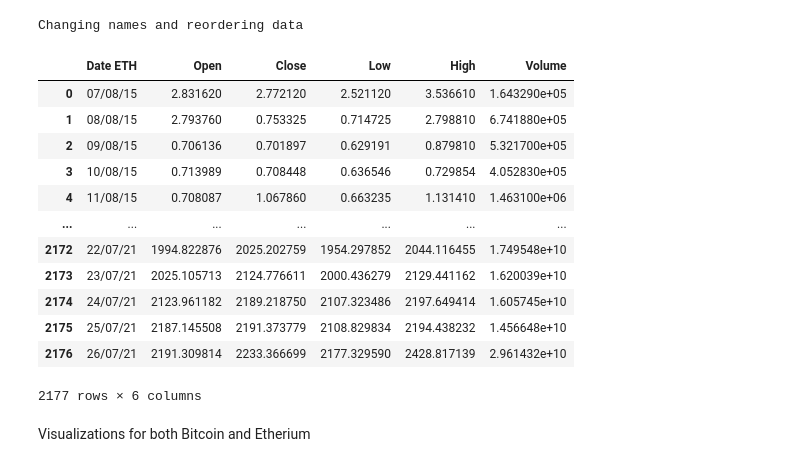
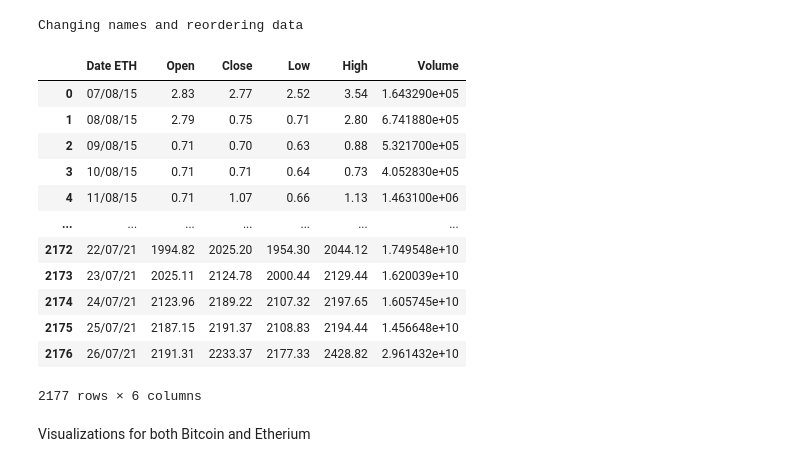
Before and after one commit to data301-2021-winter1/project-group08-project, a Jupyter notebook: notebooks/Colinmillette.ipynb, the cells around one changed output. Saved outputs shown, nothing was run; the diff lists cells and outputs as text; code cells hidden in the pictures.

```diff
--- a/notebooks/Colinmillette.ipynb
+++ b/notebooks/Colinmillette.ipynb
@@ -21,28 +37,30 @@ bc
 # %%
 import pandas as pd
 import seaborn as sns
+import numpy as np
 eth = pd.read_csv('C:/Users/mille/school/year3/Data301/project-group08-project/data/processed/etherium cleaned.csv');
 print('\033[1m'+'Changing names and reordering data'+'\033[0m')
 eth.rename(columns={'Date':'Date ETH'}, inplace=True)
 eth = eth.dropna(axis=0)
 eth = eth.reindex(columns=['Date ETH','Open','Close','Low','High','Volume'])
 eth = eth.iloc[::-1]
 eth = eth.reset_index(drop=True)
-eth
+eth_rounded = np.round(eth, decimals = 2)
+eth_rounded
 # %% [output]
 Changing names and reordering data
 |  | Date ETH | Open | Close | Low | High | Volume |
-| 0 | 07/08/15 | 2.831620 | 2.772120 | 2.521120 | 3.536610 | 1.643290e+05 |
-| 1 | 08/08/15 | 2.793760 | 0.753325 | 0.714725 | 2.798810 | 6.741880e+05 |
-| 2 | 09/08/15 | 0.706136 | 0.701897 | 0.629191 | 0.879810 | 5.321700e+05 |
-| 3 | 10/08/15 | 0.713989 | 0.708448 | 0.636546 | 0.729854 | 4.052830e+05 |
-| 4 | 11/08/15 | 0.708087 | 1.067860 | 0.663235 | 1.131410 | 1.463100e+06 |
+| 0 | 07/08/15 | 2.83 | 2.77 | 2.52 | 3.54 | 1.643290e+05 |
+| 1 | 08/08/15 | 2.79 | 0.75 | 0.71 | 2.80 | 6.741880e+05 |
+| 2 | 09/08/15 | 0.71 | 0.70 | 0.63 | 0.88 | 5.321700e+05 |
+| 3 | 10/08/15 | 0.71 | 0.71 | 0.64 | 0.73 | 4.052830e+05 |
+| 4 | 11/08/15 | 0.71 | 1.07 | 0.66 | 1.13 | 1.463100e+06 |
 | ... | ... | ... | ... | ... | ... | ... |
-| 2172 | 22/07/21 | 1994.822876 | 2025.202759 | 1954.297852 | 2044.116455 | 1.749548e+10 |
-| 2173 | 23/07/21 | 2025.105713 | 2124.776611 | 2000.436279 | 2129.441162 | 1.620039e+10 |
-| 2174 | 24/07/21 | 2123.961182 | 2189.218750 | 2107.323486 | 2197.649414 | 1.605745e+10 |
-| 2175 | 25/07/21 | 2187.145508 | 2191.373779 | 2108.829834 | 2194.438232 | 1.456648e+10 |
-| 2176 | 26/07/21 | 2191.309814 | 2233.366699 | 2177.329590 | 2428.817139 | 2.961432e+10 |
+| 2172 | 22/07/21 | 1994.82 | 2025.20 | 1954.30 | 2044.12 | 1.749548e+10 |
+| 2173 | 23/07/21 | 2025.11 | 2124.78 | 2000.44 | 2129.44 | 1.620039e+10 |
+| 2174 | 24/07/21 | 2123.96 | 2189.22 | 2107.32 | 2197.65 | 1.605745e+10 |
+| 2175 | 25/07/21 | 2187.15 | 2191.37 | 2108.83 | 2194.44 | 1.456648e+10 |
+| 2176 | 26/07/21 | 2191.31 | 2233.37 | 2177.33 | 2428.82 | 2.961432e+10 |
 2177 rows × 6 columns
 # %% [markdown]
 Visualizations for both Bitcoin and Etherium
```
Also changed, not shown: parts of 4 cells of this notebook, 1 other file.
